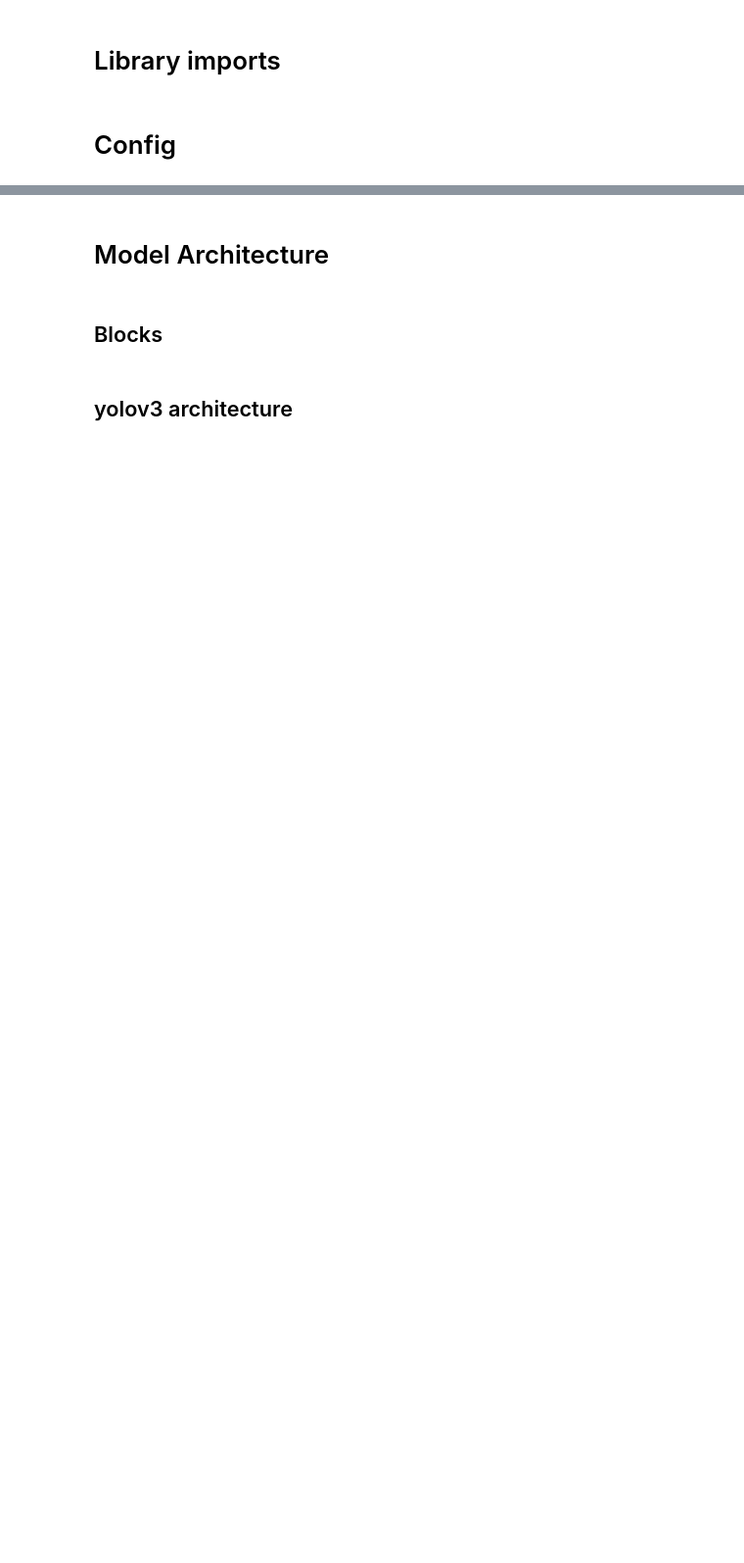
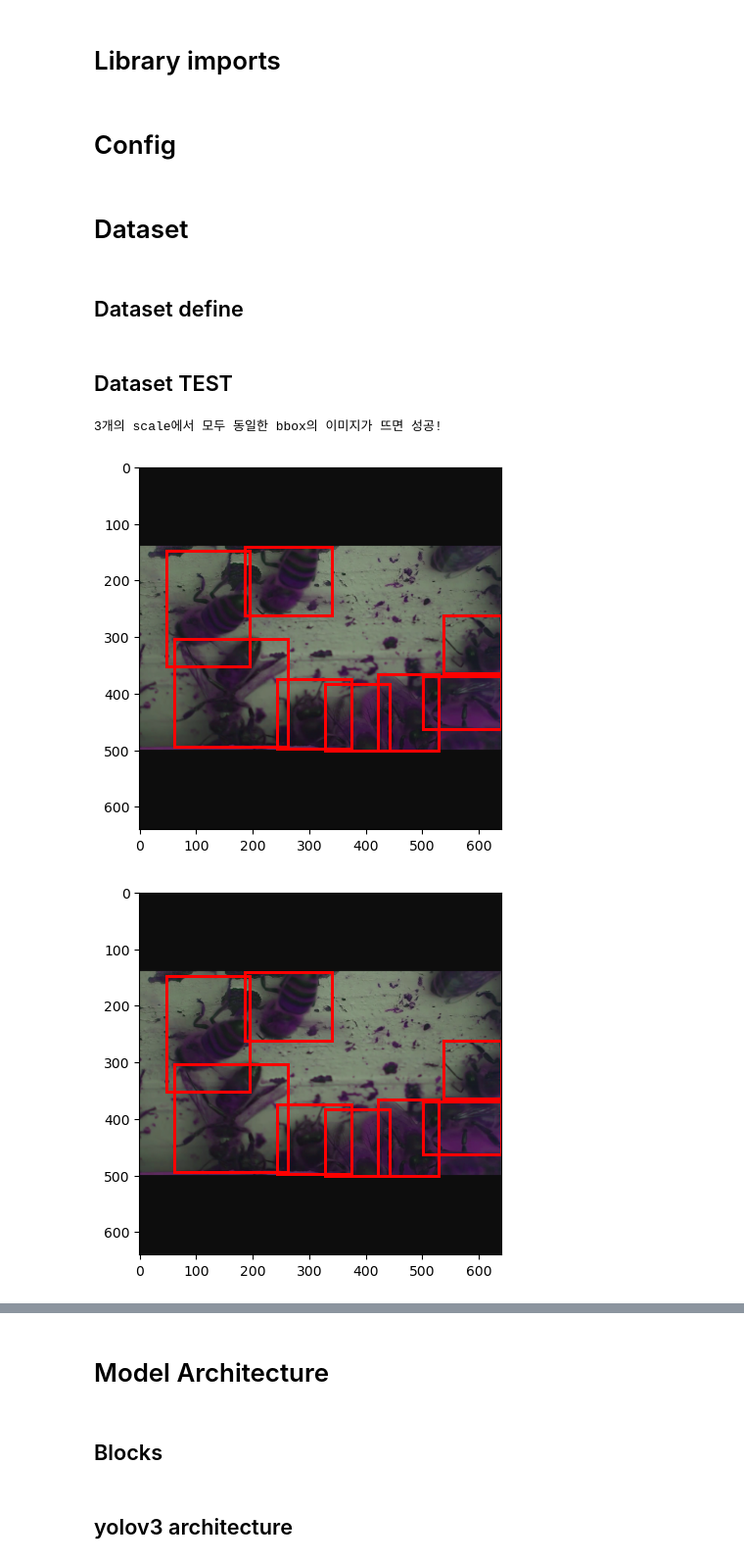
Before and after one commit to mukmukmukmuk/YOLO_v3, a Jupyter notebook: model.ipynb, the cells around one changed output, grey strips where cells are left out. Shown at 98% size. Saved outputs shown, nothing was run; the diff lists cells and outputs as text; code cells hidden in the pictures; blank space fills up the shorter version.

Commit message:
model test 부분 수정하고, nms 부분 추가해주면 됨 / 다른 부분은 전부 완료

```diff
--- a/model.ipynb
+++ b/model.ipynb
@@ -49,3 +59,7 @@ IMG_TRAIN_DIR='./kaggle/input/dr-bee/images/train'
 LABEL_TRAIN_DIR='./kaggle/input/dr-bee/labels/train'
 IMG_TEST_DIR='./kaggle/input/dr-bee/images/val'
 LABEL_TEST_DIR='./kaggle/input/dr-bee/labels/val'
+# %% [markdown]
+# Dataset
+# %% [markdown]
+## Dataset define
@@ -51,0 +214,65 @@ LABEL_TEST_DIR='./kaggle/input/dr-bee/labels/val'
+# %% [markdown]
+## Dataset TEST
+# %%
+# 데이터셋 객체 생성
+check_dataset = YoloDataset(
+    label_dir=LABEL_TEST_DIR,
+    img_dir=IMG_TEST_DIR,
+    image_size=IMAGE_SIZE,
+    anchors=ANCHORS,
+    grid_size=GRID_SIZE,
+    num_classes=NUM_CLASSES,
+    transform=train_transform
+)
+
+# DataLoader 생성
+#batch size가 1
+check_dataset_loader = DataLoader(
+    check_dataset,
+    batch_size=1,
+    shuffle=True
+)
+
+check_data_iter = iter(check_dataset_loader)
+image, targets = next(check_data_iter)
+# targets = [#scale,batch_size, #anchor, grid_size,grid_size,[...]]
+
+"""
+이미지와 바운딩 박스를 시각화
+"""
+fig, ax = plt.subplots(1)
+#batch size가 있기 때문에, image[0]을 해서 1번째 batch의 img를 가져와야함
+ax.imshow(image[0].permute(1, 2, 0))  # (C, H, W) -> (H, W, C)
+
+# 각 스케일에서 타겟 박스 그리기
+print("3개의 scale에서 모두 동일한 bbox의 이미지가 뜨면 성공!")
+figures = []
+for scale_idx in range(len(GRID_SIZE)):
+    #batch size가 1이므로 [scale_idx][0] 인덱스를 불러옴
+    target=targets[scale_idx][0]
+    # 타겟에서 활성화된 박스만 가져오기
+    active_boxes = torch.nonzero(target[..., 0])  # Confidence가 1인 경우
+    for box in active_boxes:
+        anchor_idx, grid_x, grid_y = box[:3]  # 앵커, 그리드 좌표 추출
+
+        cx, cy, w, h = target[anchor_idx, grid_x, grid_y, 1:5]  # 바운딩 박스 정보
+
+        # 실제 이미지 좌표로 변환
+        cx = (grid_x + cx.item()) * STRIDE[scale_idx]
+        cy = (grid_y + cy.item()) * STRIDE[scale_idx]
+        w = w.item() * STRIDE[scale_idx]
+        h = h.item() * STRIDE[scale_idx]
+        # 바운딩 박스 그리기
+        rect = patches.Rectangle(
+            (cx - w / 2, cy - h / 2), w, h,
+            linewidth=2, edgecolor="r", facecolor="none"
+        )
+        ax.add_patch(rect)
+    figures.append(fig)
+for fig in figures:
+    display(fig)
+plt.close()
+# %% [output]
+3개의 scale에서 모두 동일한 bbox의 이미지가 뜨면 성공!
+[figure, added]
+[figure, added]
```
Also changed, not shown: parts of 30 cells of this notebook.
